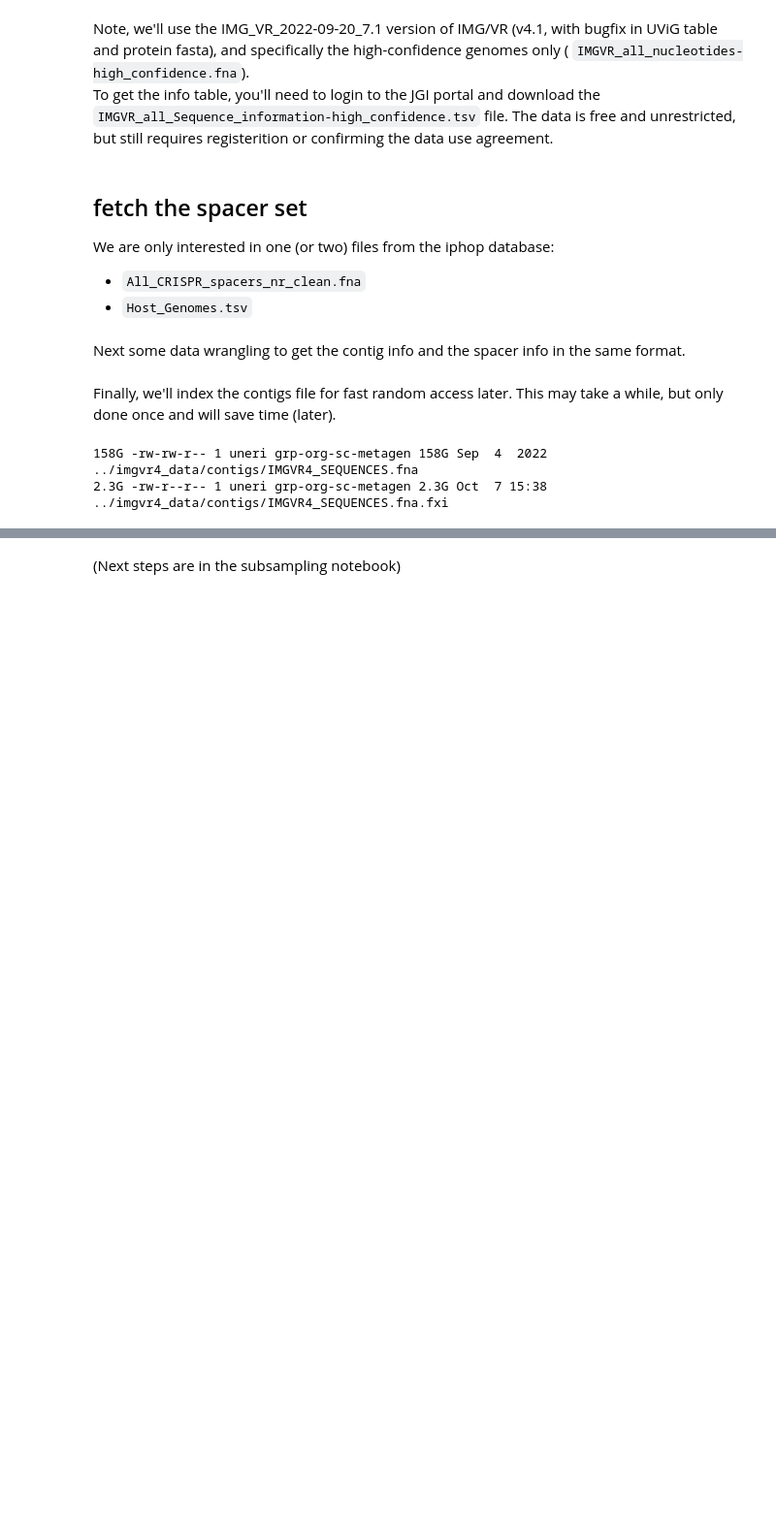
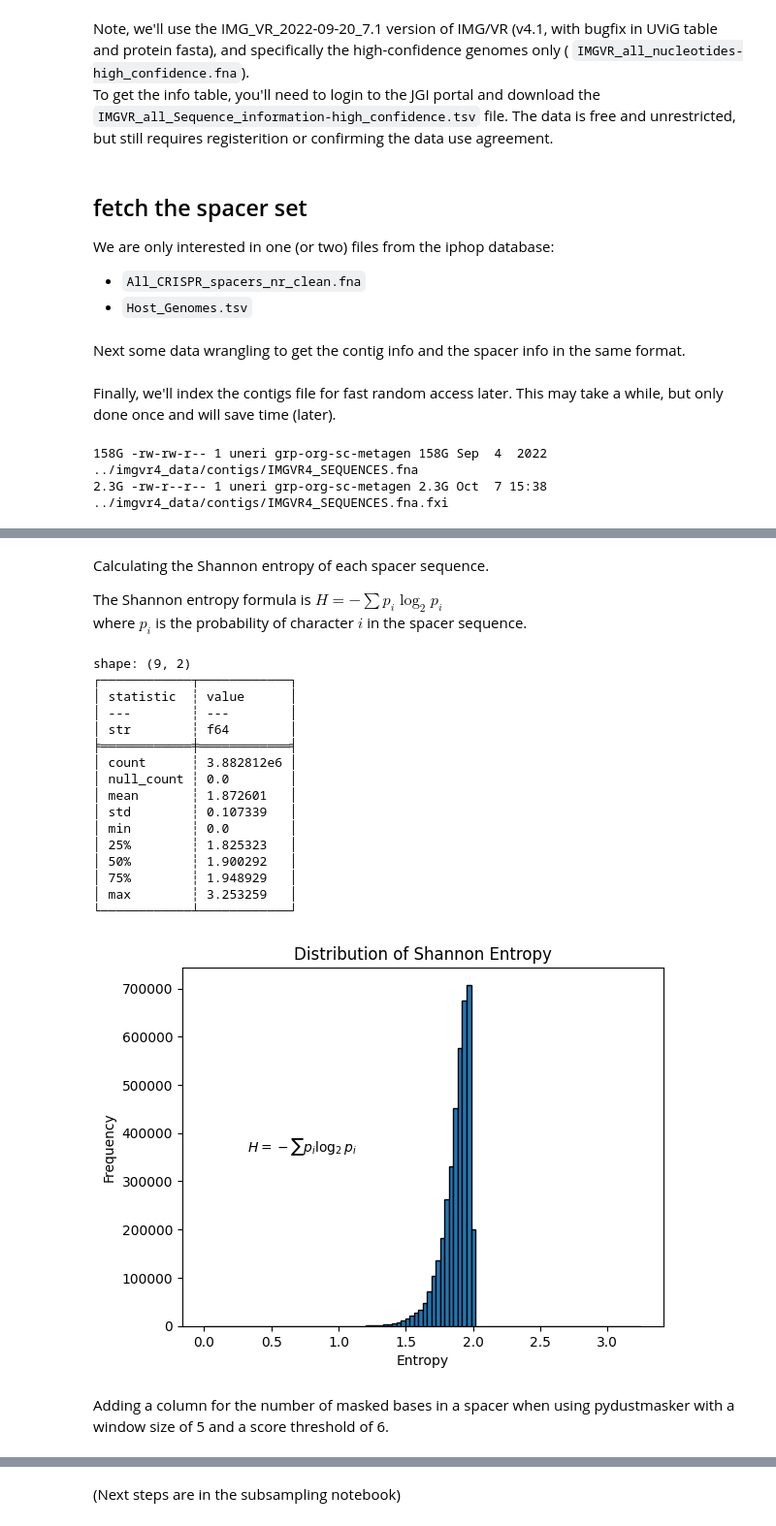
Before and after one commit to rickbeeloo/spacer_matching_bench, a Jupyter notebook: notebooks/fetch_real_data.ipynb, the cells around one changed output, grey strips where cells are left out. Shown at 97% size. Drawn from its saved outputs; the diff is of its cells as text; code cells hidden in the pictures; blank space fills up the shorter version.

```diff
--- a/notebooks/fetch_real_data.ipynb
+++ b/notebooks/fetch_real_data.ipynb
@@ -120,0 +133,69 @@ ls -lsh ../imgvr4_data/contigs/IMGVR4_SEQUENCES.fna*
+# %%
+spacer_df = spacer_df.with_columns(
+    pl.col("seq").str.len_chars().alias("length")
+    )
+spacer_df = spacer_df.with_columns(
+    (pl.col("seq").str.count_matches("N|n")/pl.col("length")).alias("n_frac"),
+    (pl.col("seq").str.count_matches("A|a")/pl.col("length")).alias("a_frac"),
+    (pl.col("seq").str.count_matches("T|t")/pl.col("length")).alias("t_frac"),
+    (pl.col("seq").str.count_matches("C|c")/pl.col("length")).alias("c_frac"),
+    (pl.col("seq").str.count_matches("G|g")/pl.col("length")).alias("g_frac"),
+)
+spacer_df = spacer_df.sort("t_frac", descending=True)
+# %% [markdown]
+Calculating the Shannon entropy of each spacer sequence.
+
+The Shannon entropy formula is $H = -\sum p_{i}\log _{2}p_{i}$
+where $p_{i}$ is the probability of character $i$ in the spacer sequence.
+# %%
+from collections import Counter
+import math
+
+def calculate_shannon_entropy(s: str) -> float:
+    if not s:
+        return 0.0  # Or handle as a specific value like -1 depending on requirements
+
+    # Count character frequencies
+    char_counts = Counter(s)
+    total_chars = len(s)
+
+    entropy = 0.0
+    for count in char_counts.values():
+        probability = count / total_chars
+        # entropy -= probability * math.log2(probability)
+        entropy -= probability * math.log2(probability)
+    return entropy
+# %%
+spacer_df = spacer_df.with_columns(
+    pl.col("seq").map_elements(calculate_shannon_entropy, return_dtype=pl.Float64).alias("entropy")
+)
+# %%
+print(spacer_df["entropy"].describe())
+# quick plot of the entropy distribution
+import matplotlib.pyplot as plt
+plt.hist(spacer_df["entropy"], bins=100, edgecolor='black')
+plt.title('Distribution of Shannon Entropy')
+plt.xlabel('Entropy')
+plt.ylabel('Frequency')
+plt.text(0.25, 0.5, '$H = -\sum p_{i}\log_{2} p_{i}$', ha='center', va='center', transform=plt.gca().transAxes)
+plt.show()
+# %% [output]
+shape: (9, 2)
+┌────────────┬────────────┐
+│ statistic  ┆ value      │
+│ ---        ┆ ---        │
+│ str        ┆ f64        │
+╞════════════╪════════════╡
+│ count      ┆ 3.882812e6 │
+│ null_count ┆ 0.0        │
+│ mean       ┆ 1.872601   │
+│ std        ┆ 0.107339   │
+│ min        ┆ 0.0        │
+│ 25%        ┆ 1.825323   │
+│ 50%        ┆ 1.900292   │
+│ 75%        ┆ 1.948929   │
+│ max        ┆ 3.253259   │
+└────────────┴────────────┘
+[figure, added]
+# %% [markdown]
+Adding a column for the number of masked bases in a spacer when using pydustmasker with a window size of 5 and a score threshold of 6.
```
Also changed, not shown: parts of 9 cells of this notebook, 11 other files.
